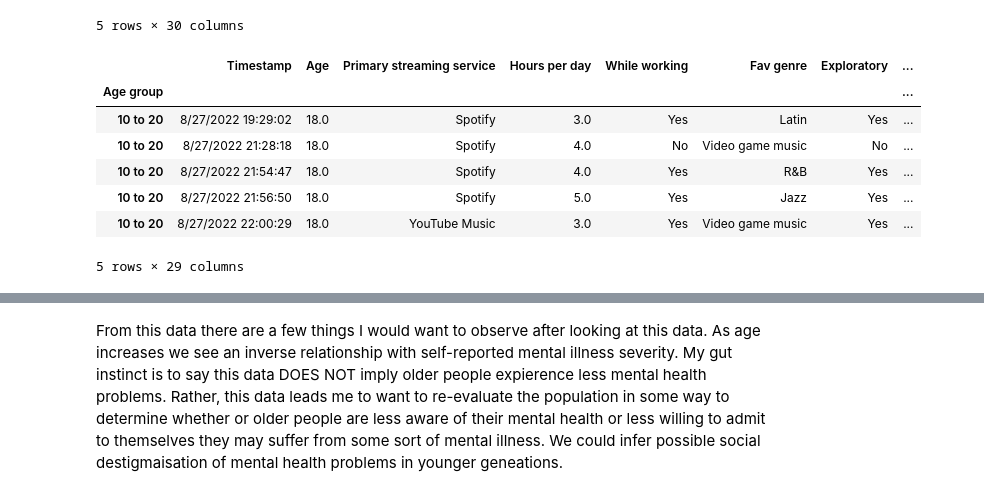
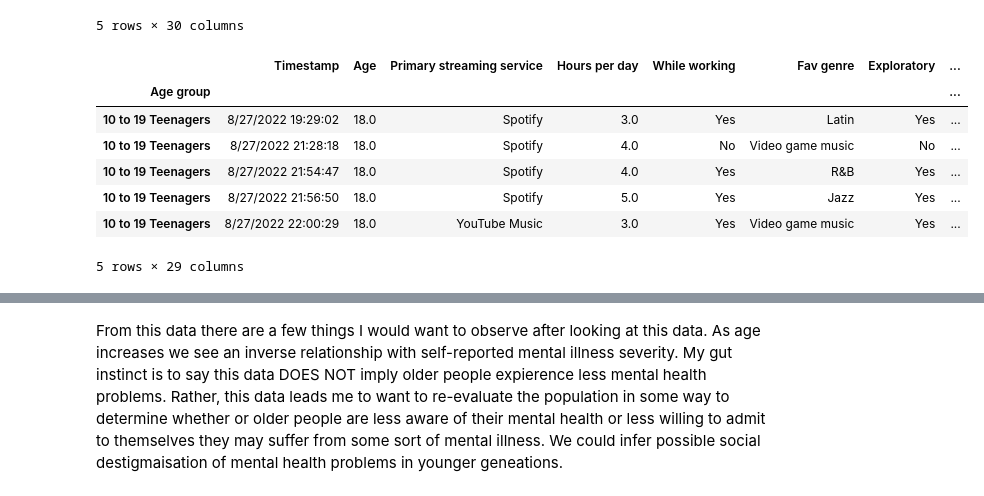
Before and after one commit to acosta109/Project-1, a Jupyter notebook: mental_health_code_anthony.ipynb, the cells around one changed output, grey strips where cells are left out. Saved outputs shown, nothing was run; the diff lists cells and outputs as text; code cells hidden in the pictures.

```diff
--- a/mental_health_code_anthony.ipynb
+++ b/mental_health_code_anthony.ipynb
@@ -18,7 +19,7 @@ mental_health_data_df.head()
 5 rows × 33 columns
 # %%
 mental_health_data_df['Primary streaming service'].fillna(value='N/A', inplace=True)
-mental_health_data_df['BPM'].fillna(value='-1', inplace=True)
+mental_health_data_df['BPM'].fillna(value= -1, inplace=True)
 mental_health_data_df['Music effects'].fillna(value='N/A', inplace=True)
 mental_health_data_df['While working'].fillna(value='N/A', inplace=True)
 del mental_health_data_df['Instrumentalist']
@@ -28,4 +29,4 @@ del mental_health_data_df['Permissions']
 # %%
 mental_health_data_df = mental_health_data_df.dropna(how='any')
 mental_health_data_df.head()
-mental_health_data_df_40_under = mental_health_data_df[mental_health_data_df['Age'] < 41].copy()
+mental_health_data_df_40_under = mental_health_data_df[mental_health_data_df['Age'] < 40].copy()
@@ -32,6 +35,8 @@ mental_health_data_df_40_under = mental_health_data_df[mental_health_data_df['Ag
 # %%
-age_bins = [10, 20, 30, 40]
-age_labels = ['10 to 20', '21 to 30', '31 to 40']
+#age bins
+age_bins = [10, 19, 29, 39]
+age_labels = ['10 to 19 Teenagers', '20 to 29 Young Adults ', '30 to 39 Adults']
+#add age bins
 mental_health_data_df_40_under['Age group'] = pd.cut(mental_health_data_df_40_under['Age'], age_bins, labels=age_labels)
 mental_health_data_df_40_under.head()
 # %% [output]
@@ -43,16 +48,17 @@ mental_health_data_df_40_under.head()
 | 6 | 8/27/2022 22:00:29 | 18.0 | YouTube Music | 3.0 | Yes | Video game music | Yes | ... |
 5 rows × 30 columns
 # %%
+mental_health_data_df_40_under_copy = mental_health_data_df_40_under.copy()
 mental_health_data_df_40_under.set_index('Age group', inplace=True)
 mental_health_data_df_40_under.head()
 # %% [output]
 |  | Timestamp | Age | Primary streaming service | Hours per day | While working | Fav genre | Exploratory | ... |
 | Age group |  |  |  |  |  |  |  | ... |
-| 10 to 20 | 8/27/2022 19:29:02 | 18.0 | Spotify | 3.0 | Yes | Latin | Yes | ... |
-| 10 to 20 | 8/27/2022 21:28:18 | 18.0 | Spotify | 4.0 | No | Video game music | No | ... |
-| 10 to 20 | 8/27/2022 21:54:47 | 18.0 | Spotify | 4.0 | Yes | R&B | Yes | ... |
-| 10 to 20 | 8/27/2022 21:56:50 | 18.0 | Spotify | 5.0 | Yes | Jazz | Yes | ... |
-| 10 to 20 | 8/27/2022 22:00:29 | 18.0 | YouTube Music | 3.0 | Yes | Video game music | Yes | ... |
+| 10 to 19 Teenagers | 8/27/2022 19:29:02 | 18.0 | Spotify | 3.0 | Yes | Latin | Yes | ... |
+| 10 to 19 Teenagers | 8/27/2022 21:28:18 | 18.0 | Spotify | 4.0 | No | Video game music | No | ... |
+| 10 to 19 Teenagers | 8/27/2022 21:54:47 | 18.0 | Spotify | 4.0 | Yes | R&B | Yes | ... |
+| 10 to 19 Teenagers | 8/27/2022 21:56:50 | 18.0 | Spotify | 5.0 | Yes | Jazz | Yes | ... |
+| 10 to 19 Teenagers | 8/27/2022 22:00:29 | 18.0 | YouTube Music | 3.0 | Yes | Video game music | Yes | ... |
 5 rows × 29 columns
 # %%
 generation_groups = mental_health_data_df_40_under.groupby('Age group')
```
Also changed, not shown: parts of 15 cells of this notebook, 4 other files.
